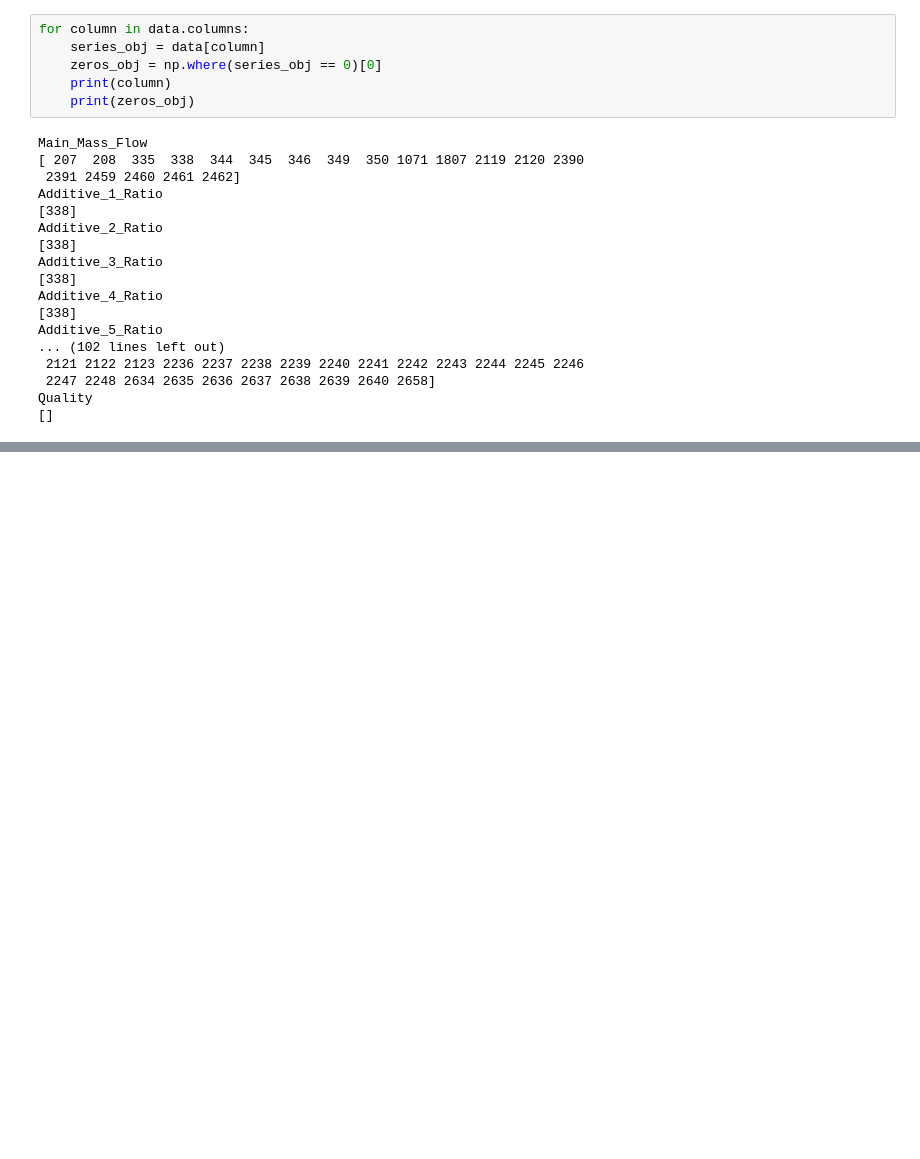
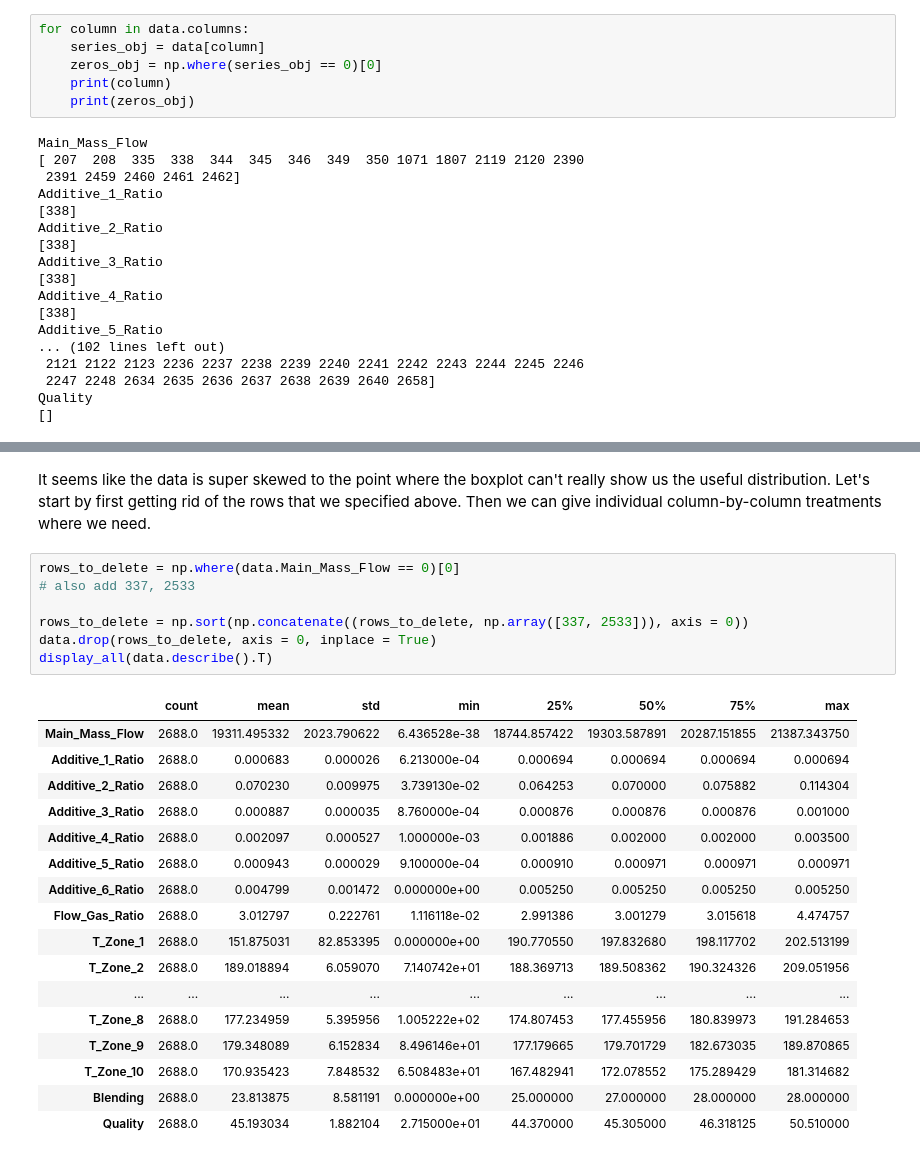
Before and after one commit to boudrejp/w207_supplemental, a Jupyter notebook: final/John Exploratory.ipynb, the cells around one changed output, grey strips where cells are left out. Drawn from its saved outputs; the diff is of its cells as text; blank space fills up the shorter version.

```diff
--- a/final/John Exploratory.ipynb
+++ b/final/John Exploratory.ipynb
@@ -229,0 +294,27 @@ A lot to see here in terms of the zero values.
+# %% [markdown]
+It seems like the data is super skewed to the point where the boxplot can't really show us the useful distribution. Let's start by first getting rid of the rows that we specified above. Then we can give individual column-by-column treatments where we need.
+# %%
+rows_to_delete = np.where(data.Main_Mass_Flow == 0)[0]
+# also add 337, 2533
+
+rows_to_delete = np.sort(np.concatenate((rows_to_delete, np.array([337, 2533])), axis = 0))
+data.drop(rows_to_delete, axis = 0, inplace = True)
+display_all(data.describe().T)
+# %% [output]
+|  | count | mean | std | min | 25% | 50% | 75% | max |
+| Main_Mass_Flow | 2688.0 | 19311.495332 | 2023.790622 | 6.436528e-38 | 18744.857422 | 19303.587891 | 20287.151855 | 21387.343750 |
+| Additive_1_Ratio | 2688.0 | 0.000683 | 0.000026 | 6.213000e-04 | 0.000694 | 0.000694 | 0.000694 | 0.000694 |
+| Additive_2_Ratio | 2688.0 | 0.070230 | 0.009975 | 3.739130e-02 | 0.064253 | 0.070000 | 0.075882 | 0.114304 |
+| Additive_3_Ratio | 2688.0 | 0.000887 | 0.000035 | 8.760000e-04 | 0.000876 | 0.000876 | 0.000876 | 0.001000 |
+| Additive_4_Ratio | 2688.0 | 0.002097 | 0.000527 | 1.000000e-03 | 0.001886 | 0.002000 | 0.002000 | 0.003500 |
+| Additive_5_Ratio | 2688.0 | 0.000943 | 0.000029 | 9.100000e-04 | 0.000910 | 0.000971 | 0.000971 | 0.000971 |
+| Additive_6_Ratio | 2688.0 | 0.004799 | 0.001472 | 0.000000e+00 | 0.005250 | 0.005250 | 0.005250 | 0.005250 |
+| Flow_Gas_Ratio | 2688.0 | 3.012797 | 0.222761 | 1.116118e-02 | 2.991386 | 3.001279 | 3.015618 | 4.474757 |
+| T_Zone_1 | 2688.0 | 151.875031 | 82.853395 | 0.000000e+00 | 190.770550 | 197.832680 | 198.117702 | 202.513199 |
+| T_Zone_2 | 2688.0 | 189.018894 | 6.059070 | 7.140742e+01 | 188.369713 | 189.508362 | 190.324326 | 209.051956 |
+| ... | ... | ... | ... | ... | ... | ... | ... | ... |
+| T_Zone_8 | 2688.0 | 177.234959 | 5.395956 | 1.005222e+02 | 174.807453 | 177.455956 | 180.839973 | 191.284653 |
+| T_Zone_9 | 2688.0 | 179.348089 | 6.152834 | 8.496146e+01 | 177.179665 | 179.701729 | 182.673035 | 189.870865 |
+| T_Zone_10 | 2688.0 | 170.935423 | 7.848532 | 6.508483e+01 | 167.482941 | 172.078552 | 175.289429 | 181.314682 |
+| Blending | 2688.0 | 23.813875 | 8.581191 | 0.000000e+00 | 25.000000 | 27.000000 | 28.000000 | 28.000000 |
+| Quality | 2688.0 | 45.193034 | 1.882104 | 2.715000e+01 | 44.370000 | 45.305000 | 46.318125 | 50.510000 |
```
Also changed, not shown: parts of 5 cells of this notebook.
